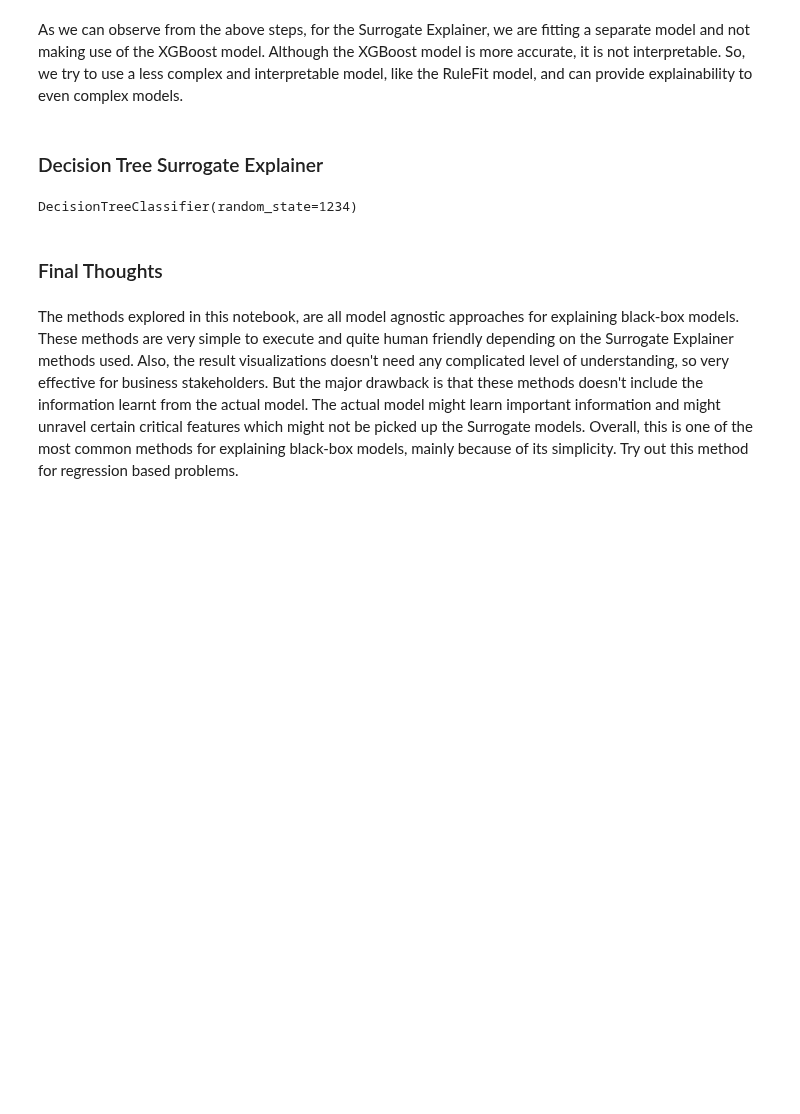
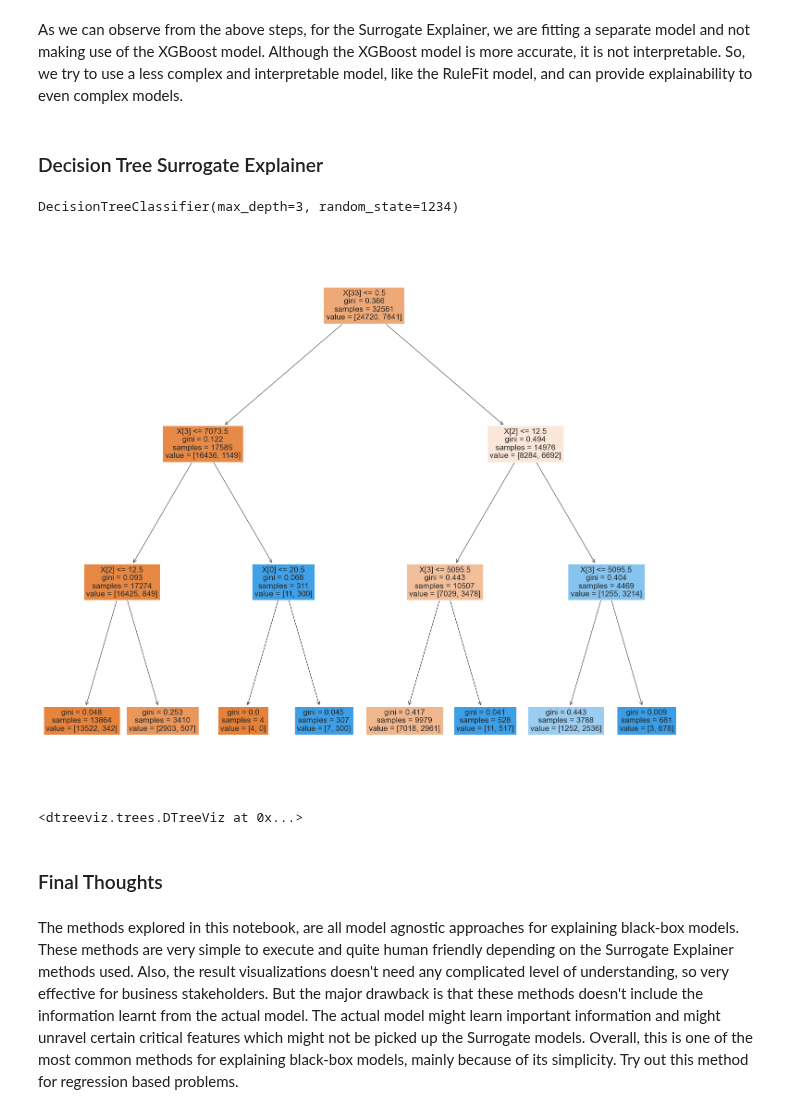
Before and after one commit to PacktPublishing/Applied-Machine-Learning-Explainability-Techniques, a Jupyter notebook: Chapter02/Surrogate Explainer.ipynb, the cells around one changed output. Saved outputs shown, nothing was run; the diff lists cells and outputs as text; code cells hidden in the pictures; blank space fills up the shorter version.

```diff
--- a/Chapter02/Surrogate Explainer.ipynb
+++ b/Chapter02/Surrogate Explainer.ipynb
@@ -166,22 +166,27 @@ As we can observe from the above steps, for the Surrogate Explainer, we are fitt
 # %% [markdown]
 ### Decision Tree Surrogate Explainer
 # %%
-clf = DecisionTreeClassifier(random_state=1234)
+clf = DecisionTreeClassifier(random_state=1234, max_depth=3)
 clf.fit(features, labels)
 # %% [output]
-DecisionTreeClassifier(random_state=1234)
+DecisionTreeClassifier(max_depth=3, random_state=1234)
 # %%
 # Visualizing Decision Trees
-fig, axes = plt.subplots(figsize = (12,10), dpi=500)
+fig, axes = plt.subplots(figsize=(25,22))
 tree.plot_tree(clf, filled = True)
 plt.show()
+# %% [output]
+[figure, added]
 # %%
 viz = dtreeviz(clf, features, labels,
                 target_name="AdultIncome",
                 feature_names=features.columns,
-                class_names=['>50K','<=50K'])
+                class_names=['>50K','<=50K'],
+                scale=1.30)
 
 viz
+# %% [output]
+<dtreeviz.trees.DTreeViz at 0x...>
 # %% [markdown]
 ### Final Thoughts
 # %% [markdown]
```
Also changed, not shown: parts of 2 cells of this notebook.
